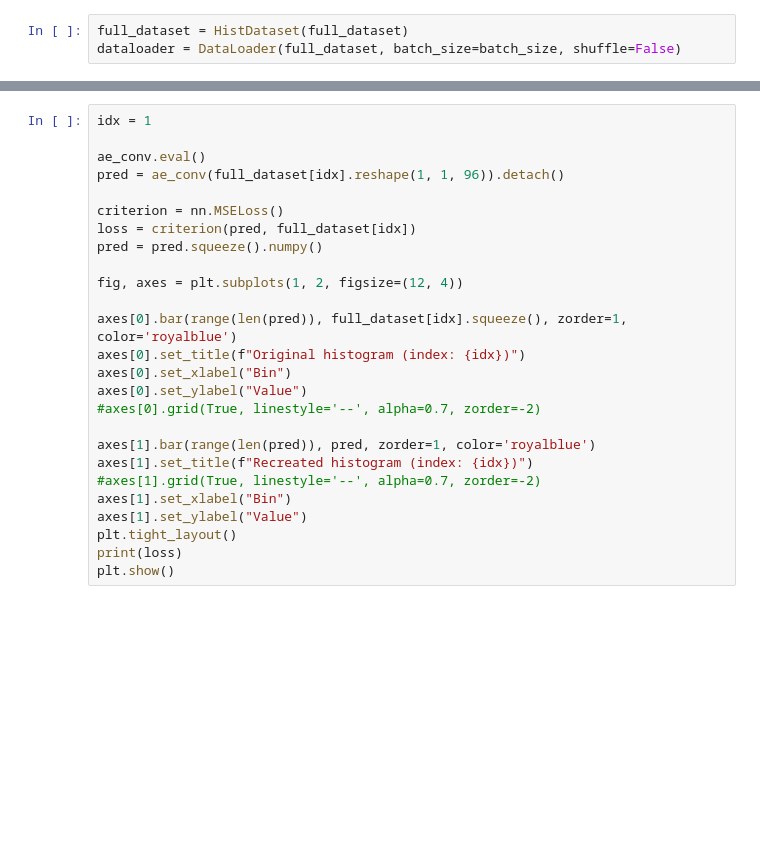
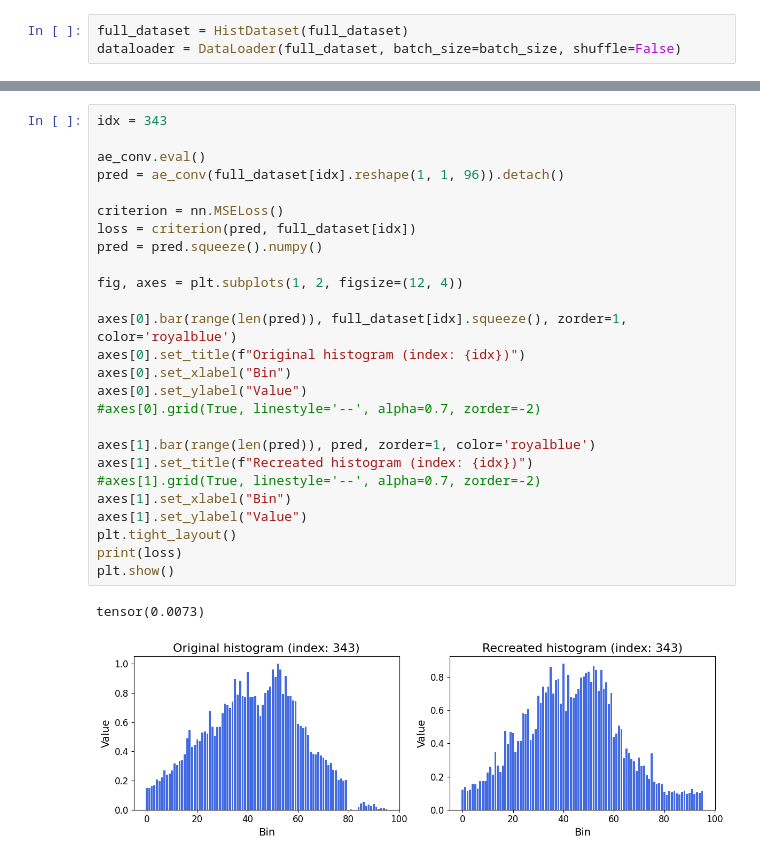
Before and after one commit to jHrdy/vyzkumak, a Jupyter notebook: src/anomaly_detection/deep_learning/autoencoders/ae_conv_2.ipynb, the cells around one changed output, grey strips where cells are left out. Saved outputs shown, nothing was run; the diff lists cells and outputs as text; blank space fills up the shorter version.

```diff
--- a/src/anomaly_detection/deep_learning/autoencoders/ae_conv_2.ipynb
+++ b/src/anomaly_detection/deep_learning/autoencoders/ae_conv_2.ipynb
@@ -276,29 +323,32 @@ preds[6]
 # %%
-idx = 1
+idx = 343
 
 ae_conv.eval()
 pred = ae_conv(full_dataset[idx].reshape(1, 1, 96)).detach()
 
 criterion = nn.MSELoss()
 loss = criterion(pred, full_dataset[idx])
 pred = pred.squeeze().numpy()
 
 fig, axes = plt.subplots(1, 2, figsize=(12, 4))
 
 axes[0].bar(range(len(pred)), full_dataset[idx].squeeze(), zorder=1, color='royalblue')
 axes[0].set_title(f"Original histogram (index: {idx})")
 axes[0].set_xlabel("Bin")
 axes[0].set_ylabel("Value")
 #axes[0].grid(True, linestyle='--', alpha=0.7, zorder=-2)
 
 axes[1].bar(range(len(pred)), pred, zorder=1, color='royalblue')
 axes[1].set_title(f"Recreated histogram (index: {idx})")
 #axes[1].grid(True, linestyle='--', alpha=0.7, zorder=-2)
 axes[1].set_xlabel("Bin")
 axes[1].set_ylabel("Value")
 plt.tight_layout()
 print(loss)
 plt.show()
+# %% [output]
+tensor(0.0073)
+[figure, added]
 # %%
 score_dict = {idx : s for idx, s in enumerate(score)}
 indexes_sorted_by_score = sorted(score_dict, key=lambda x: score_dict[x], reverse=True)
```
Also changed, not shown: parts of 19 cells of this notebook, 8 other files.
